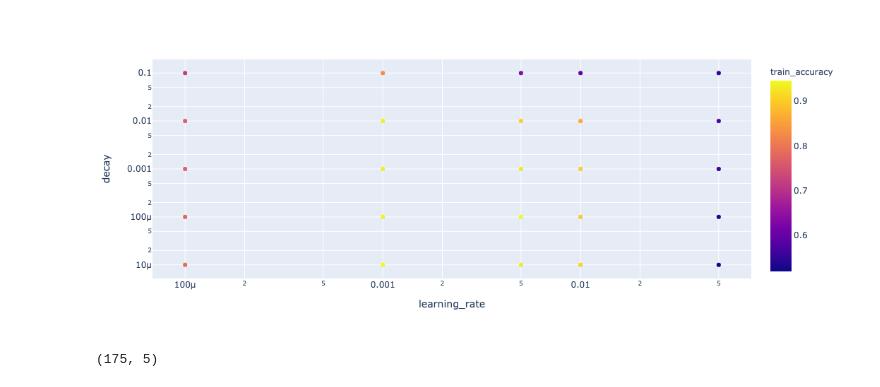
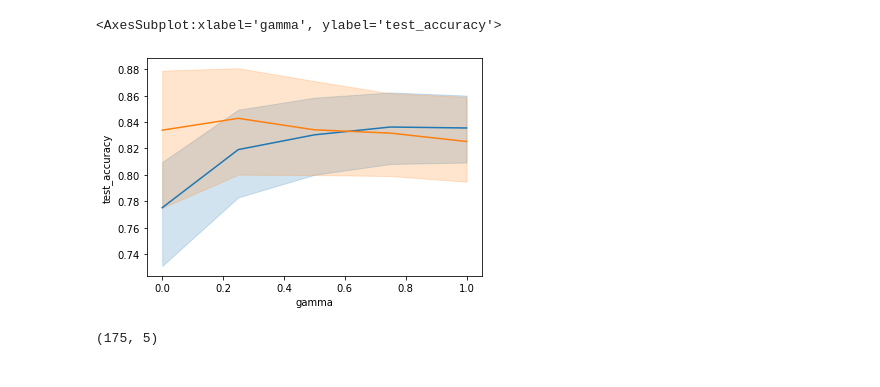
Before and after one commit to arnauddhaene/deep-learning-mini-projects-ee559, a Jupyter notebook: Proj1/notebooks/workbench.ipynb, the cells around one changed output. Saved outputs shown, nothing was run; the diff lists cells and outputs as text; code cells hidden in the pictures.

```diff
--- a/Proj1/notebooks/workbench.ipynb
+++ b/Proj1/notebooks/workbench.ipynb
@@ -7,3 +14,21 @@ import plotly.express as px
+# %%
+SMALL_SIZE = 10
+MEDIUM_SIZE = 12
+LARGE_SIZE = 16
+
+mpl.rcParams['font.family'] = 'serif'
+mpl.rcParams['font.size'] = SMALL_SIZE
+mpl.rcParams['axes.titlesize'] = SMALL_SIZE
+mpl.rcParams['axes.labelsize'] = MEDIUM_SIZE
+mpl.rcParams['xtick.labelsize'] = SMALL_SIZE
+mpl.rcParams['ytick.labelsize'] = SMALL_SIZE
+mpl.rcParams['legend.fontsize'] = SMALL_SIZE
+mpl.rcParams['figure.titlesize'] = LARGE_SIZE
+
+mpl.rcParams['axes.grid'] = True
+mpl.rcParams['axes.facecolor'] = '#F5F5F5'
+mpl.rcParams['axes.axisbelow'] = True
+mpl.rcParams['grid.linestyle'] = ':'
 # %%
 z_data = np.empty((5, 5))
 
@@ -15,5 +40,3 @@ for datapoint in tuning:
 
 
 z_data = pd.DataFrame(z_data)
-# %%
-mlparams = pd.read_csv('../hyperparameters-mlp.csv')
@@ -20,10 +118,11 @@ mlparams = pd.read_csv('../hyperparameters-mlp.csv')
 # %%
-fig = px.scatter(mlparams, x='learning_rate', y='decay',
-                    log_x=True, log_y=True,
-                    color='train_accuracy')
-fig.show()
+px.line(mlparams[mlparams.gamma == .5], x='learning_rate', y='test_accuracy', color='decay', log_x=True)
-# %% [output]
-[figure, removed]
+# %%
+sns.lineplot(data=mlparams, x="gamma", y="test_accuracy")
+sns.lineplot(data=mlparams, x="gamma", y="train_accuracy")
+# %% [output]
+<AxesSubplot:xlabel='gamma', ylabel='test_accuracy'>
+[figure, added]
 # %%
 params1 = pd.read_csv('../hyperparameters.csv')
 params2 = pd.read_csv('../hyperparameters-run-1.csv')
```
Also changed, not shown: parts of 9 cells of this notebook, 17 other files.
